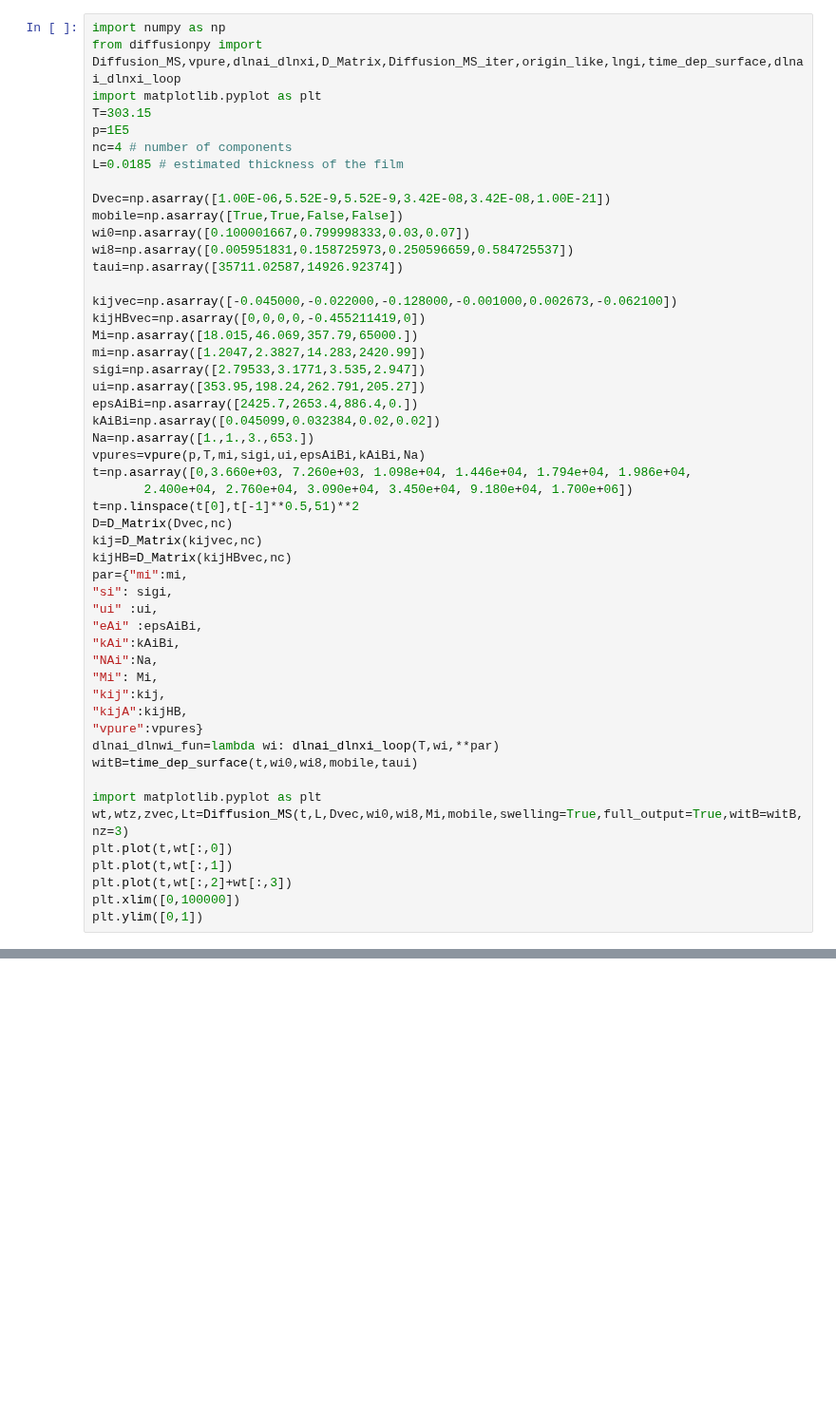
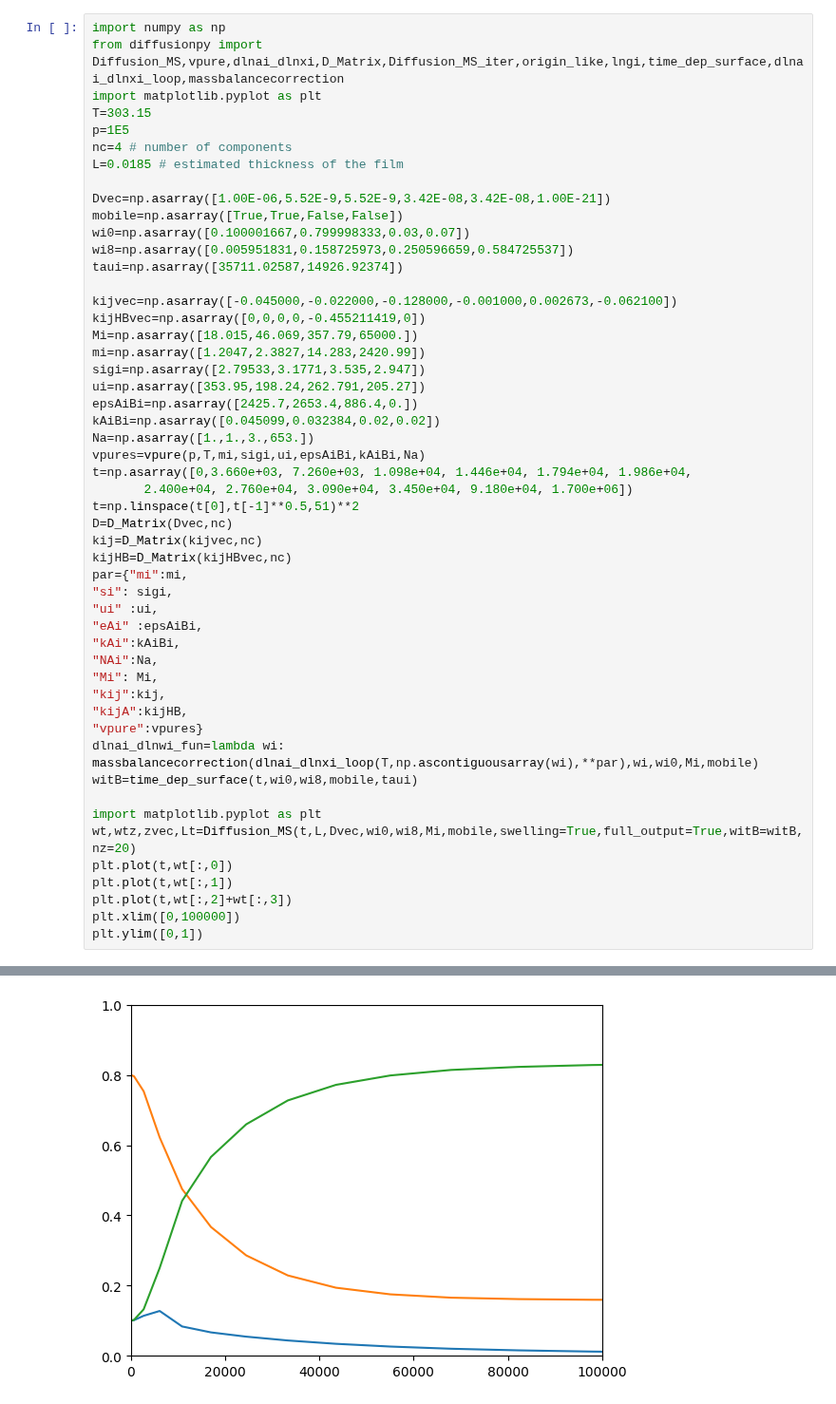
Before and after one commit to Borrdom/diffusionpy, a Jupyter notebook: examples_notebooks/05_ASD_wasser_ethanol.ipynb, the cells around one changed output, grey strips where cells are left out. Shown at 95% size. Drawn from its saved outputs; the diff is of its cells as text; blank space fills up the shorter version.

```diff
--- a/examples_notebooks/05_ASD_wasser_ethanol.ipynb
+++ b/examples_notebooks/05_ASD_wasser_ethanol.ipynb
@@ -1,6 +1,6 @@
 # %%
 import numpy as np
-from diffusionpy import Diffusion_MS,vpure,dlnai_dlnxi,D_Matrix,Diffusion_MS_iter,origin_like,lngi,time_dep_surface,dlnai_dlnxi_loop
+from diffusionpy import Diffusion_MS,vpure,dlnai_dlnxi,D_Matrix,Diffusion_MS_iter,origin_like,lngi,time_dep_surface,dlnai_dlnxi_loop,massbalancecorrection
 import matplotlib.pyplot as plt
 T=303.15
 p=1E5
@@ -39,11 +39,11 @@ par={"mi":mi,
 "kij":kij,
 "kijA":kijHB,
 "vpure":vpures}
-dlnai_dlnwi_fun=lambda wi: dlnai_dlnxi_loop(T,wi,**par)
+dlnai_dlnwi_fun=lambda wi: massbalancecorrection(dlnai_dlnxi_loop(T,np.ascontiguousarray(wi),**par),wi,wi0,Mi,mobile)
 witB=time_dep_surface(t,wi0,wi8,mobile,taui)
 
 import matplotlib.pyplot as plt
-wt,wtz,zvec,Lt=Diffusion_MS(t,L,Dvec,wi0,wi8,Mi,mobile,swelling=True,full_output=True,witB=witB,nz=3)
+wt,wtz,zvec,Lt=Diffusion_MS(t,L,Dvec,wi0,wi8,Mi,mobile,swelling=True,full_output=True,witB=witB,nz=20)
 plt.plot(t,wt[:,0])
 plt.plot(t,wt[:,1])
 plt.plot(t,wt[:,2]+wt[:,3])
@@ -57,2 +58,3 @@ No implementation of function Function(<built-in function getitem>) found for si
+[figure, added]
 # %%
 # Dvec=np.asarray([1.00E-06,5.52E-11,5.52E-11,7.42E-7,7.42E-7,1.00E-21]) still problematic
```
Also changed, not shown: parts of 2 cells of this notebook, 5 other files.
